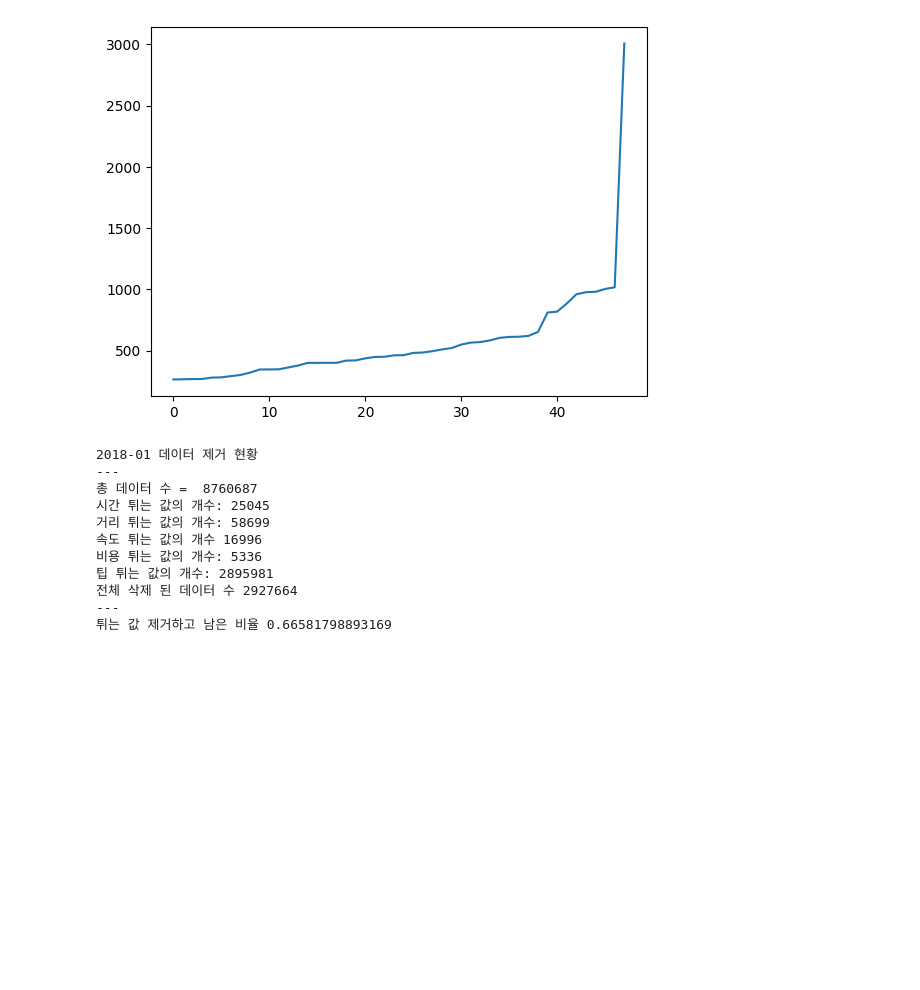
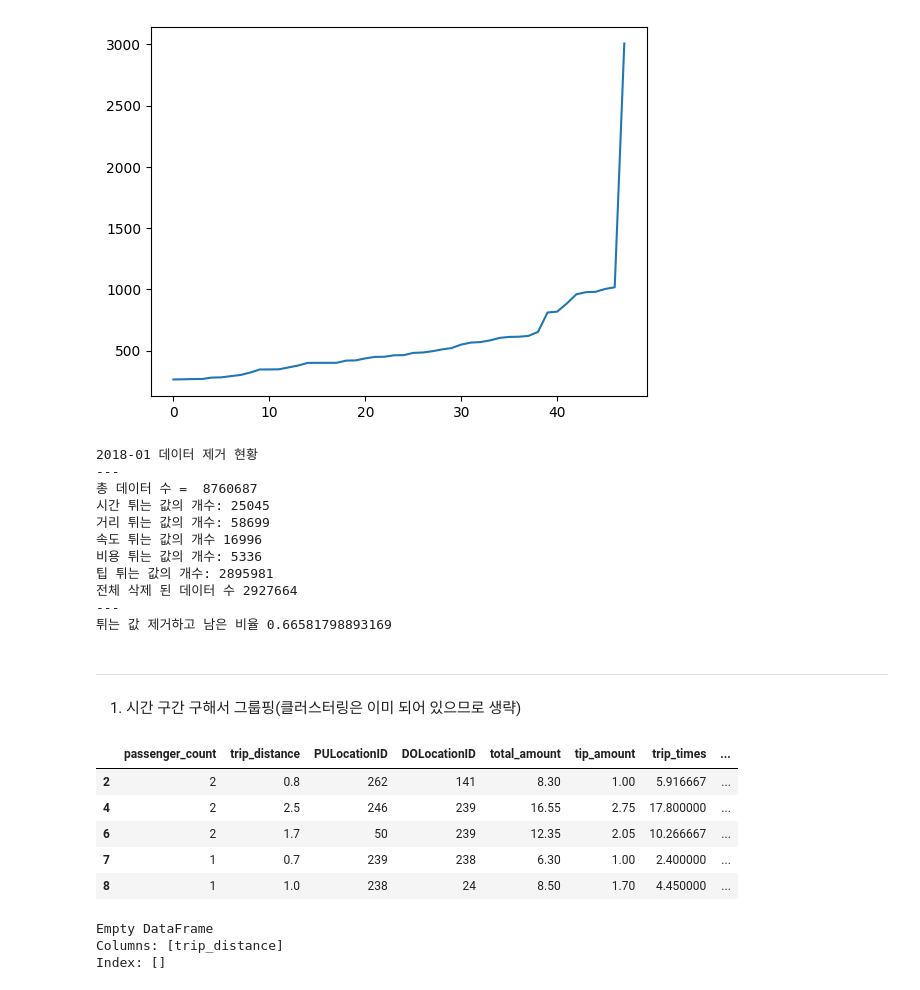
Before and after one commit to SoftwareApplicatiokn/newyork_taxi, a Jupyter notebook: read_file.ipynb, the cells around one changed output. Saved outputs shown, nothing was run; the diff lists cells and outputs as text; code cells hidden in the pictures; blank space fills up the shorter version.

```diff
--- a/read_file.ipynb
+++ b/read_file.ipynb
@@ -605,3 +606,38 @@ print("튀는 값 제거하고 남은 비율", float(len(frame_with_durations_ou
 전체 삭제 된 데이터 수 2927664
 ---
 튀는 값 제거하고 남은 비율 0.66581798893169
+# %% [markdown]
+
+-----------------------------------------------------------------
+1. 시간 구간 구해서 그룹핑(클러스터링은 이미 되어 있으므로 생략)
+# %%
+# Refer:https://www.unixtimestamp.com/
+# 1514732400 : 2018-01-01 00:00:00
+# 1517410800 : 2018-02-01 00:00:00
+# 1519830000 : 2018-03-01 00:00:00
+# 1522508400 : 2018-04-01 00:00:00
+# 1525100400 : 2018-05-01 00:00:00
+# 1527778800 : 2018-06-01 00:00:00
+
+# 1546268400 : 2019-01-01 00:00:00
+# 1548946800 : 2019-02-01 00:00:00
+# 1551366000 : 2019-03-01 00:00:00
+# 1554044400 : 2019-04-01 00:00:00
+# 1556636400 : 2019-05-01 00:00:00
+# 1559314800 : 2019-06-01 00:00:00
+
+def add_pickup_bins(frame, month, year):
+    # 탑승 시간에 대한 배열
+    unix_pickup_times = [i for i in frame['pickup_times'].values]
+    unix_times = [[1514732400, 1517410800, 151983000, 1522508400, 1525100400, 1527778800], \
+        [1546268400, 1548946800, 1551366000, 1554044400, 1556636400, 1559314800]]
+
+    # 해당하는 년도와 월에 대한 시간
+    start_pickup_unix = unix_times[year-2018][month-1]
+    # (int((i-start_pickup_unix)/600)+33) : est 표준 시간 -> gmt 표준 시간(미국 동부)
+    # 해당 년도 월에 대해서 10분 간격으로 나누기
+    tenminutewise_binned_unix_pickup_times = [(int((((i - np.datetime64('1970-01-01T00:00:00Z')) / np.timedelta64(1, 's'))-start_pickup_unix)/600)+33) for i in unix_pickup_times]
+    frame['pickup_bins'] = np.array(tenminutewise_binned_unix_pickup_times)
+    return frame
+# %%
+jan_2018_frame = add_pickup_bins(frame_with_durations_outliers_removed, 1, 2018)
@@ -607,0 +647,16 @@ print("튀는 값 제거하고 남은 비율", float(len(frame_with_durations_ou
+# %%
+jan_2018_frame.head()
+# %% [output]
+|  | passenger_count | trip_distance | PULocationID | DOLocationID | total_amount | tip_amount | trip_times | ... |
+| 2 | 2 | 0.8 | 262 | 141 | 8.30 | 1.00 | 5.916667 | ... |
+| 4 | 2 | 2.5 | 246 | 239 | 16.55 | 2.75 | 17.800000 | ... |
+| 6 | 2 | 1.7 | 50 | 239 | 12.35 | 2.05 | 10.266667 | ... |
+| 7 | 1 | 0.7 | 239 | 238 | 6.30 | 1.00 | 2.400000 | ... |
+| 8 | 1 | 1.0 | 238 | 24 | 8.50 | 1.70 | 4.450000 | ... |
+# %%
+k = jan_2018_groupby[jan_2018_groupby['trip_distance'] == 0.8]
+print(k)
+# %% [output]
+Empty DataFrame
+Columns: [trip_distance]
+Index: []
```
Also changed, not shown: parts of 33 cells of this notebook.
